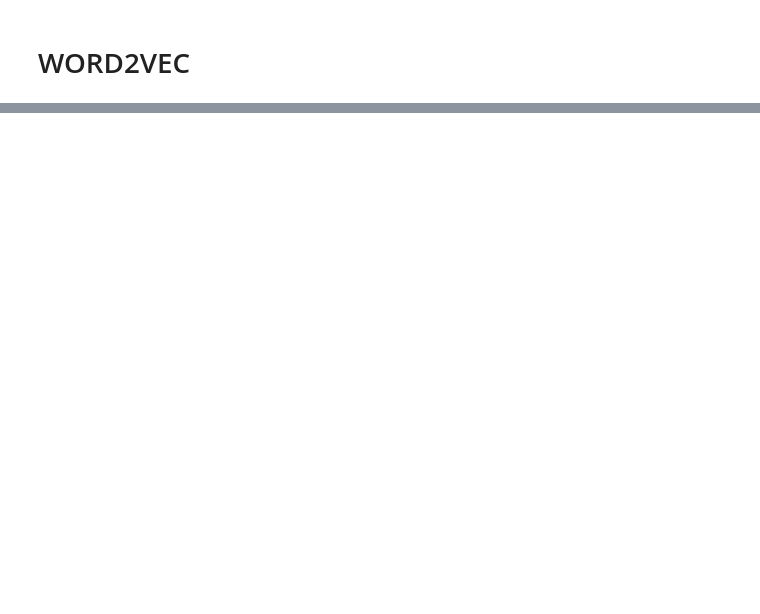
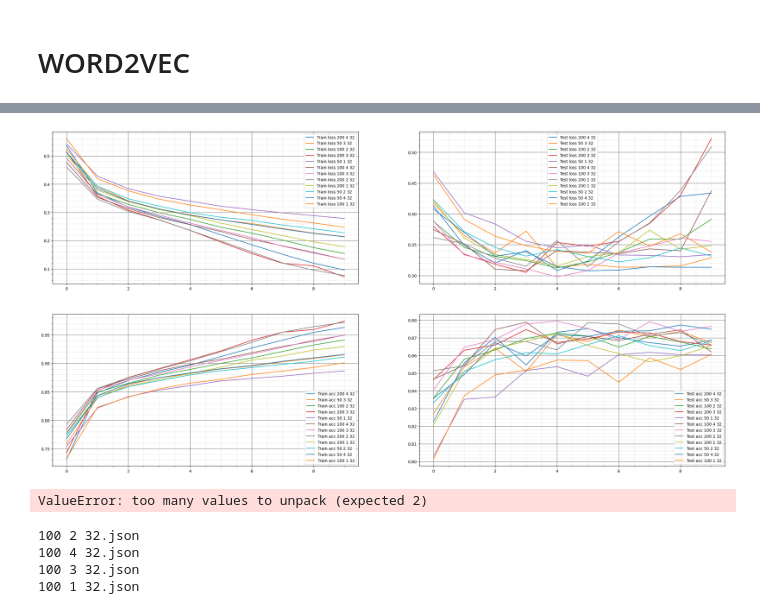
Before and after one commit to Argen7umCode/green_atom, a Jupyter notebook: notebooks/baseline.ipynb, the cells around one changed output, grey strips where cells are left out. Cells and saved outputs as stored; diff of their text form; code cells hidden in the pictures; blank space fills up the shorter version.

Commit message:
add drowing plots function

```diff
--- a/notebooks/baseline.ipynb
+++ b/notebooks/baseline.ipynb
@@ -275,10 +275,11 @@ train_dataloader = DataLoader(train_dataset, batch_size=batch_size, shuffle=True
 test_dataloader = DataLoader(test_dataset, batch_size=1, shuffle=True)
 # %%
 class BinaryTextClassifier(nn.Module):
-    def __init__(self, embedding_matrix, hidden_dim1, num_layers, output_labels=1):
+    def __init__(self, embedding_matrix, hidden_dim, num_layers, output_labels=1):
         super(BinaryTextClassifier, self).__init__()
+        self.embedded = embedding_matrix.shape[1]
         self.embedding = nn.Embedding.from_pretrained(torch.FloatTensor(embedding_matrix), freeze=True)
-        self.lstm = nn.LSTM(input_size=embed_dim, hidden_size=hidden_dim, num_layers=num_layers, batch_first=True)
+        self.lstm = nn.LSTM(input_size=self.embedded, hidden_size=hidden_dim, num_layers=num_layers, batch_first=True)
         self.fc = nn.Linear(hidden_dim, 1)
 
     def forward(self, text):
@@ -290,7 +291,7 @@ class BinaryTextClassifier(nn.Module):
         return output
 # %%
 device = torch.device("cuda:0" if torch.cuda.is_available() else "cpu")
-model = BinaryTextClassifier(w2v_matrix, hidden_dim, num_layers=2, output_labels=1)
+model = BinaryTextClassifier(w2v_matrix, hidden_dim=500, num_layers=4, output_labels=1)
 model = model.to(device)
 
 
@@ -404,3 +406,15 @@ history = loop(model, optimizer, criterion, train_dataloader, test_dataloader, n
+# %%
+for num_layers in [1, 2, 3, 4]:
+    for hidden_dim in [50, 100, 200]:
+        model = BinaryTextClassifier(w2v_matrix, hidden_dim, num_layers, output_labels=1).to(device)
+        criterion = nn.BCEWithLogitsLoss()
+        optimizer = torch.optim.Adam(model.parameters(), lr=learning_rate)
+        history = loop(model, optimizer, criterion, train_dataloader, test_dataloader, n_epochs)
+        torch.save(model.state_dict(), f'../model/test{hidden_dim} {num_layers} {batch_size}.pt')
+
+        with open(f'history{hidden_dim} {num_layers} {batch_size}.json', 'w', encoding='utf-8') as file:
+            json.dump(history, file, ensure_ascii=False, indent=4)
+        del model
 # %%
 # models = [
 #     BinaryTextClassifier(w2v_matrix, hidden_dim, output_labels).to(device) for hidden_dim in [50, 100, 300, 1000]
@@ -456,0 +472,19 @@ nltk.flatten(np.mean(history))
+# %%
+def import_histories():
+    pathes = [path for path in os.listdir() if re.search(r'history\d+ \d+ \d+.json', path) is not None]
+    histories = {}
+    for path in pathes:
+        with open(path, 'r', encoding='utf-8') as file:
+            print(path)
+            histories[path.replace('history', '').replace('.json', '')] = json.load(file)
+
+    return histories
+
+def get_keys_history_by_equal_num(n, l, histories):
+    return list(filter(lambda a: int(a.split()[n]) == l, histories))
+
+def get_histories_by_keys(keys, histories):
+    return {
+        key : value for key, value in histories.items() if key in keys
+    }
+histories = import_histories()
@@ -457,3 +504,22 @@ nltk.flatten(np.mean(history))
+# %%
+keys = get_keys_history_by_equal_num(2, 32, histories)
+make_plots(get_histories_by_keys(keys, histories))
+# %% [output]
+[figure, added]
+# %%
+{
+        key : value for key, value in histories if key in keys
+    }
+# %% [output]
+ValueError: too many values to unpack (expected 2)
+# %%
+for i in :
+    print(i)
+# %% [output]
+100 2 32.json
+100 4 32.json
+100 3 32.json
+100 1 32.json
 # %%
 [np.mean(i) for i in history[0]]
 # %%
```
Also changed, not shown: parts of 8 cells of this notebook, 1 other file.
